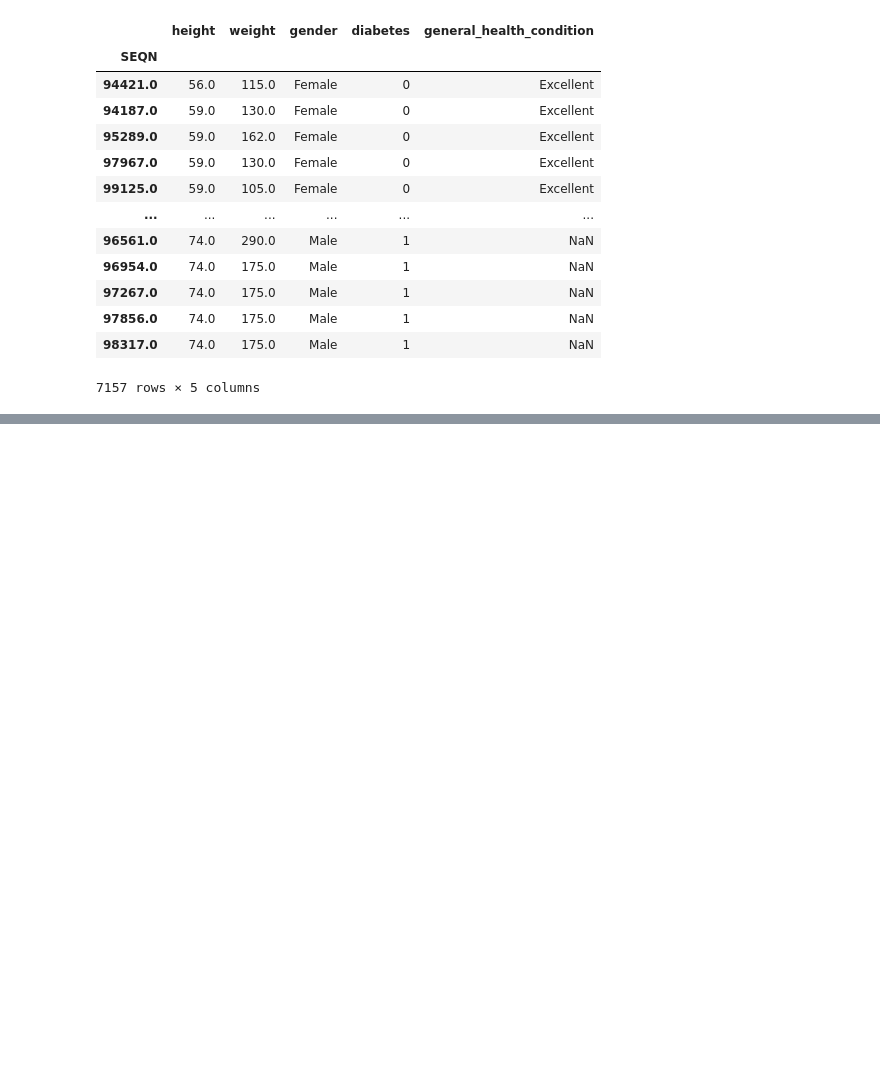
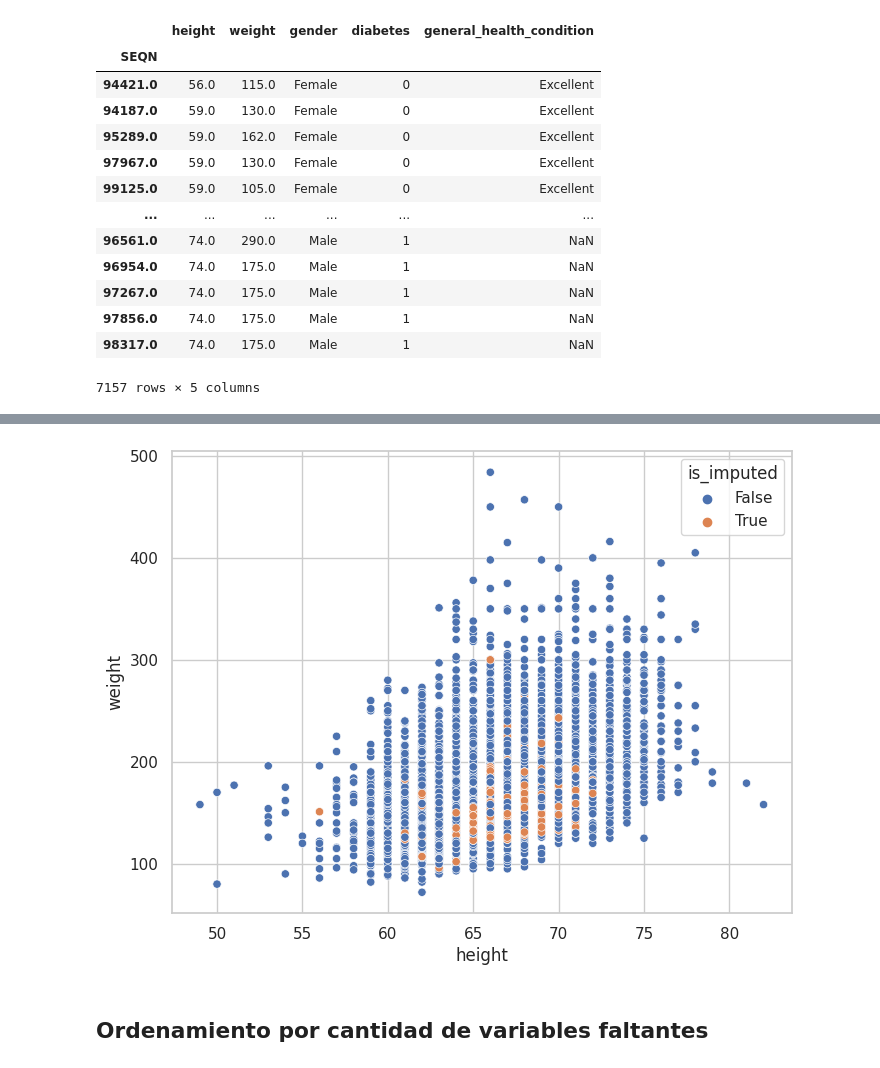
Before and after one commit to AleexSilva/Training-DataImputation, a Jupyter notebook: DataImput.ipynb, the cells around one changed output, grey strips where cells are left out. Cells and saved outputs as stored; diff of their text form; code cells hidden in the pictures; blank space fills up the shorter version.

```diff
--- a/DataImput.ipynb
+++ b/DataImput.ipynb
@@ -831,0 +965,6 @@ plt.figure(figsize=(20,10))
+# %%
+KNN_imputer=sklearn.impute.KNNImputer()
+
+df_knn = df_num.copy(deep=True)
+# %%
+KNN_imputer.fit_transform(df_knn).round()
@@ -831,0 +979,2 @@ plt.figure(figsize=(20,10))
+# %%
+df_knn.iloc[:,:] = KNN_imputer.fit_transform(df_knn).round()
@@ -831,0 +998,18 @@ plt.figure(figsize=(20,10))
+# %%
+(
+    pd.concat(
+        [
+            df_knn,
+            df.missing.create_shadow_matrix(True,False,suffix='_imp',only_missing=True)
+        ],
+        axis=1
+    )
+    .missing.scatter_imputation_plot(
+        x='height',
+        y='weight'
+    )
+);
+# %% [output]
+[figure, added]
+# %% [markdown]
+## Ordenamiento por cantidad de variables faltantes
```
Also changed, not shown: parts of 27 cells of this notebook.
